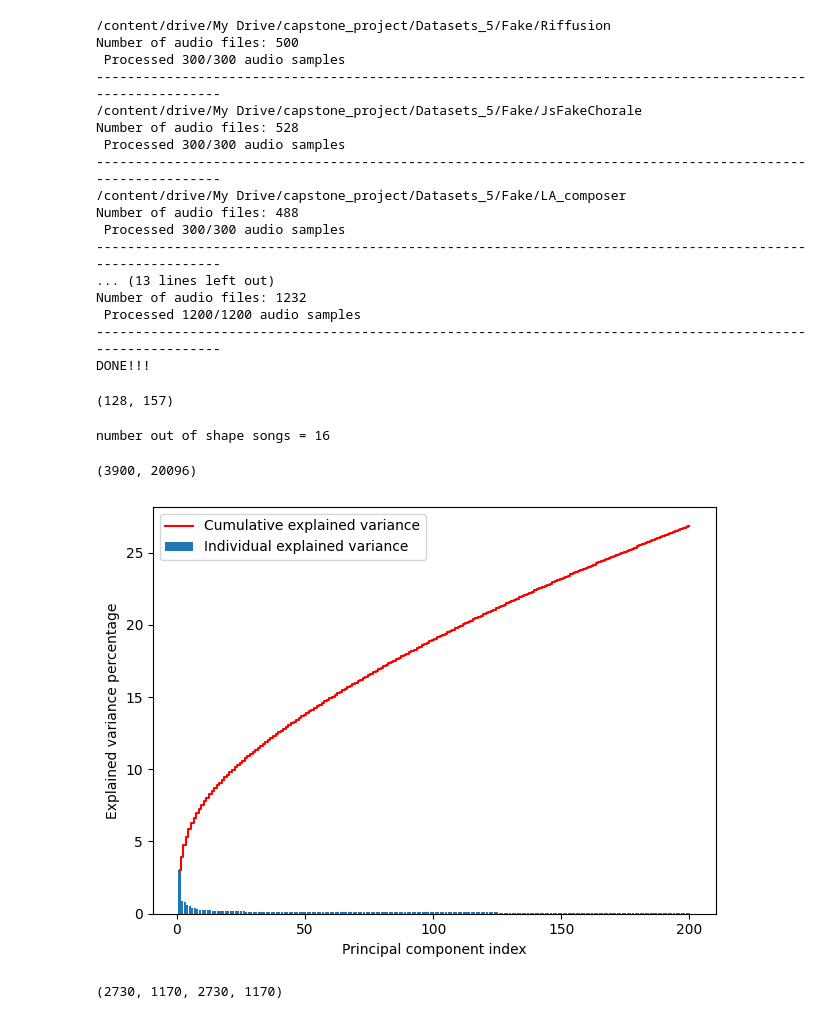
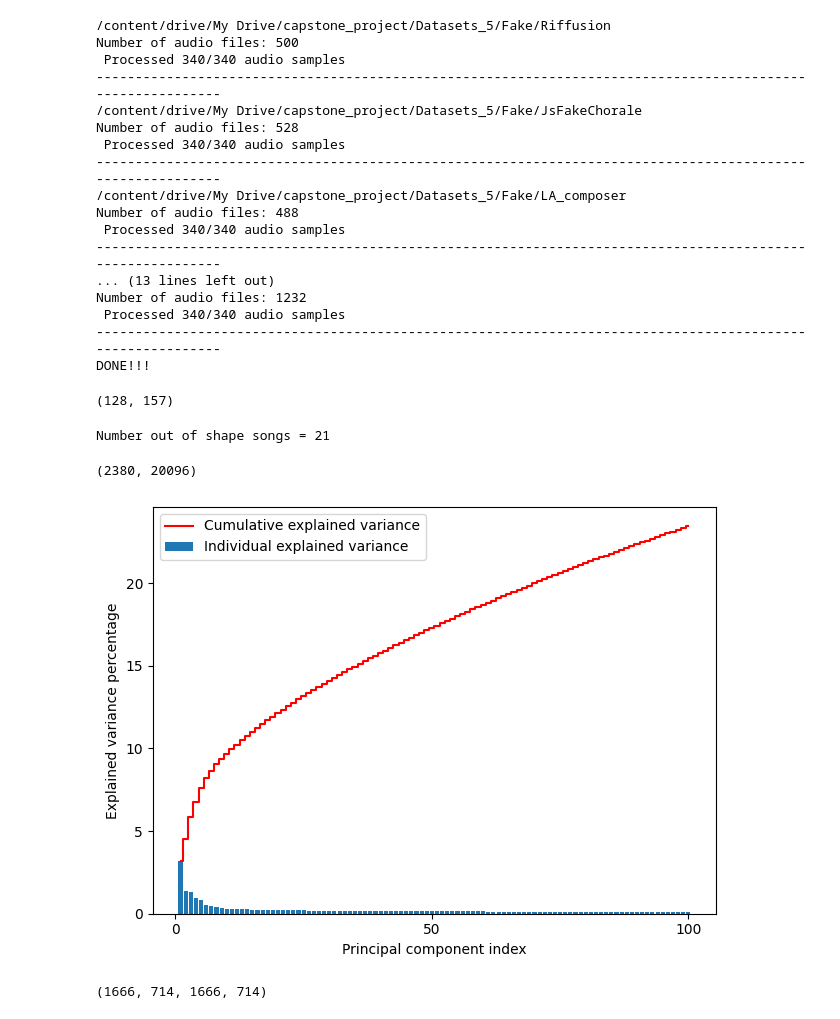
Before and after one commit to marcello-grati/capstone_L01_artificial_music_detection, a Jupyter notebook: Capstone_L01_FG.ipynb, the cells around one changed output. Cells and saved outputs as stored; diff of their text form; code cells hidden in the pictures.

```diff
--- a/Capstone_L01_FG.ipynb
+++ b/Capstone_L01_FG.ipynb
@@ -92,21 +92,14 @@ def get_features(file, sample_rate, feature_type) :
 feature_type = "mfcc"
 # %%
-#Function for split file name and detect it
+# Function for split file name and detect it
 
 def parse_string(input_string,val):
   a = None
   parts = input_string.split('_')
   a = parts[val]
+  return a
 
-  if(parts[0]=='00'):
-    #return "real"
-    return a
-  elif(parts[0]=='01'):
-    return a
-  else:
-    return None
-
-#Function that takes n unrepeated numbers from 0 to Nmax and return an array of them
+# Function that takes n unrepeated numbers from 0 to Nmax and return an array of them
 
 def random_int_array(n, Nmax):
   if n > Nmax:
@@ -114,8 +107,8 @@ def random_int_array(n, Nmax):
   integers = random.sample(range(Nmax), n)
   return np.array(integers)
 # %%
-# takes audio data from files in datasets and extract their audio features.
-# returns:
+# Takes audio data from files in datasets and extract their audio features.
+# Returns:
 #   - X : feature matrix
 #   - y : labels vector
 #   - z : files names vector
@@ -148,13 +141,11 @@ def load_data_balanced(num_vector, datasets_vector, feature_type):
     for k in chosen_files :
 
       features = get_features(datasets_vector[i] + '/' + file[k], sr, feature_type)
-      emotion_binary = parse_string(file[k],0)
       emotion = parse_string(file[k],1)
 
 
       X.append(features)
       y.append(emotion)
-      w.append(emotion_binary)
       z.append(file[k])
 
       count += 1
@@ -165,21 +156,21 @@ def load_data_balanced(num_vector, datasets_vector, feature_type):
 
   # Return arrays to plug into sklearn's cross-validation algorithms
   print("DONE!!!")
-  return X, y, w, z
+  return X, y, z
 # %%
-# define chosen number of audio files per datasets (sum between real and fake must be equal)
+# Define chosen number of audio files per datasets (sum between real and fake must be equal)
 
-open_test_dim = 300
+open_test_dim = 340
 
 num_samples_vector = [open_test_dim,
                       open_test_dim,
                       open_test_dim,
                       open_test_dim,
                       open_test_dim,
-                      4 * open_test_dim,
-                      4 * open_test_dim,]
+                      open_test_dim,
+                      open_test_dim,]
 
-# define path for chosen datasets
+# Define path for chosen datasets
 
 datasets_vector = [pathRiffusionDataset,
                    pathJSFCDataset,
@@ -190,90 +181,89 @@ datasets_vector = [pathRiffusionDataset,
                    pathMaestroDataset
                    ]
 
-X, y_generators, y_binary, z = load_data_balanced(num_samples_vector, datasets_vector, feature_type)
+# Compute the dataset
+X, y_generators, z = load_data_balanced(num_samples_vector, datasets_vector, feature_type)
 
 # len(X), len(y), len(z)
 # %% [output]
 /content/drive/My Drive/capstone_project/Datasets_5/Fake/Riffusion
 Number of audio files: 500
- Processed 300/300 audio samples
+ Processed 340/340 audio samples
 -----------------------------------------------------------------------------------------------------------
 /content/drive/My Drive/capstone_project/Datasets_5/Fake/JsFakeChorale
 Number of audio files: 528
- Processed 300/300 audio samples
+ Processed 340/340 audio samples
 -----------------------------------------------------------------------------------------------------------
 /content/drive/My Drive/capstone_project/Datasets_5/Fake/LA_composer
 Number of audio files: 488
- Processed 300/300 audio samples
+ Processed 340/340 audio samples
 -----------------------------------------------------------------------------------------------------------
 ... (13 lines left out)
 Number of audio files: 1232
- Processed 1200/1200 audio samples
+ Processed 340/340 audio samples
 -----------------------------------------------------------------------------------------------------------
 DONE!!!
-# %%
-X[823].shape
-# %% [output]
-(128, 157)
+# %%
+#See shapes of a random audio tracks extracted
+
+X[823].shape
+# %% [output]
+(128, 157)
 # %%
-#fix out of shape songs by truncating or zer-padding
+# Fix out of shape songs by truncating or zer-padding
 
-#magic_number = 157
 matrix_dim_2 = 157
-
 counter = 0
 
 for index in range(len(X)) :
   if X[index].shape[1] != matrix_dim_2 :
-    # print(f"index = {index}, shape = {X[index].shape},  {z[index]}")
     counter += 1
 
     if (X[index].shape[1] < matrix_dim_2) :
       X[index] = np.pad(X[index], [(0,0), (0, matrix_dim_2 - X[index].shape[1])])
     X[index] = X[index][:,:matrix_dim_2]
 
-print(f"\nnumber out of shape songs = {counter}")
+print(f"\nNumber out of shape songs = {counter}")
 
 X = np.array(X)
-y_binary = np.array(y_binary)
 y_generators = np.array(y_generators)
 z = np.array(z)
 # %% [output]
-number out of shape songs = 16
+Number out of shape songs = 21
 # %%
-# reshape 3d vector into 2d vector
+# Reshape 3D vector into 2D vector
 
 X_flattened = np.reshape(X, (X.shape[0], -1))
 
 X_flattened.shape
 # %% [output]
-(3900, 20096)
+(2380, 20096)
 # %%
-# apply PCA and evaluate explained variance
+# Apply PCA and evaluate explained variance
 
-n_components = 200
+n_components = 100
 
 pca = PCA(n_components=n_components)
 X_pca = pca.fit_transform(X_flattened)
 
 exp_var = pca.explained_variance_ratio_ * 100
 cum_exp_var = np.cumsum(exp_var)
 
 plt.bar(range(1, n_components+1), exp_var, align='center',
         label='Individual explained variance')
 
 plt.step(range(1, n_components+1), cum_exp_var, where='mid',
          label='Cumulative explained variance', color='red')
 
 plt.ylabel('Explained variance percentage')
 plt.xlabel('Principal component index')
 plt.xticks(ticks=list(range(0, n_components+1, 50)))
 plt.legend(loc='best')
 plt.tight_layout()
 
 plt.savefig("Barplot_PCA.png")
 # %% [output]
-[figure, old version]
+[figure, new version]
 # %%
 # Separate two datasets from learning in order to create open test
 X_ready = []
@@ -285,6 +273,6 @@ X_ready = X_pca
 y_ready = y_generators
 # %%
-# Split between training, validation and test
+# Split between train & test sets
 
 split = 0.3
 
@@ -292,5 +280,5 @@ X_train, X_test, y_train, y_test = train_test_split(X_ready, y_ready, test_size=
 
 len(X_train), len(X_test), len(y_train), len(y_test)
 # %% [output]
-(2730, 1170, 2730, 1170)
+(1666, 714, 1666, 714)
 # %%
```
Also changed, not shown: parts of 6 cells of this notebook.
